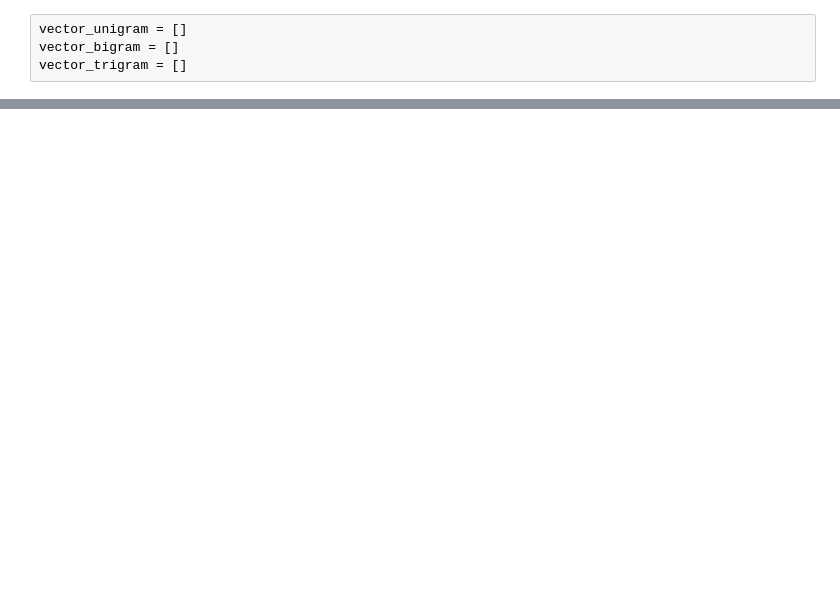
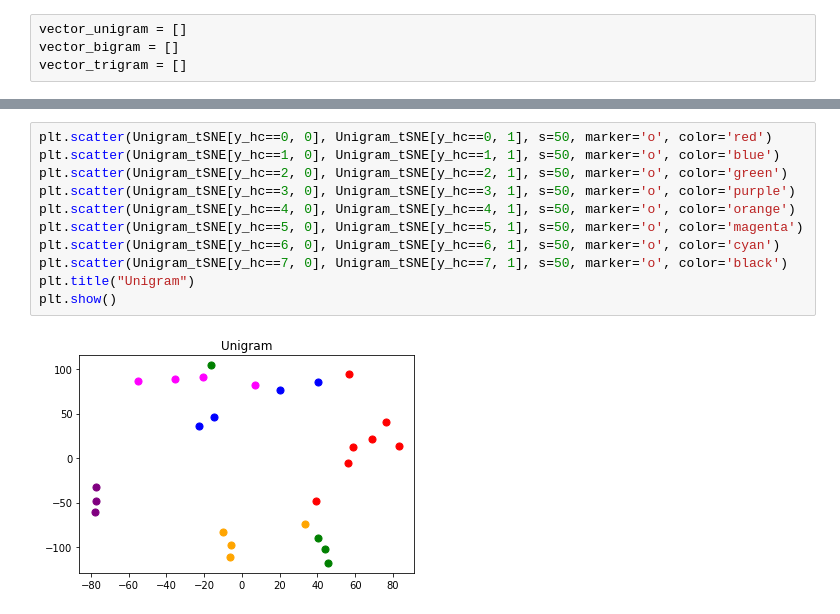
Before and after one commit to Information-Retrieval-Research/Codes, a Jupyter notebook: Analysis.ipynb, the cells around one changed output, grey strips where cells are left out. Drawn from its saved outputs; the diff is of its cells as text; blank space fills up the shorter version.

```diff
--- a/Analysis.ipynb
+++ b/Analysis.ipynb
@@ -120,0 +164,13 @@ getTSNE(vector_trigram,"Trigram")
+# %%
+plt.scatter(Unigram_tSNE[y_hc==0, 0], Unigram_tSNE[y_hc==0, 1], s=50, marker='o', color='red')
+plt.scatter(Unigram_tSNE[y_hc==1, 0], Unigram_tSNE[y_hc==1, 1], s=50, marker='o', color='blue')
+plt.scatter(Unigram_tSNE[y_hc==2, 0], Unigram_tSNE[y_hc==2, 1], s=50, marker='o', color='green')
+plt.scatter(Unigram_tSNE[y_hc==3, 0], Unigram_tSNE[y_hc==3, 1], s=50, marker='o', color='purple')
+plt.scatter(Unigram_tSNE[y_hc==4, 0], Unigram_tSNE[y_hc==4, 1], s=50, marker='o', color='orange')
+plt.scatter(Unigram_tSNE[y_hc==5, 0], Unigram_tSNE[y_hc==5, 1], s=50, marker='o', color='magenta')
+plt.scatter(Unigram_tSNE[y_hc==6, 0], Unigram_tSNE[y_hc==6, 1], s=50, marker='o', color='cyan')
+plt.scatter(Unigram_tSNE[y_hc==7, 0], Unigram_tSNE[y_hc==7, 1], s=50, marker='o', color='black')
+plt.title("Unigram")
+plt.show()
+# %% [output]
+[figure, added]
```
Also changed, not shown: parts of 21 cells of this notebook.
